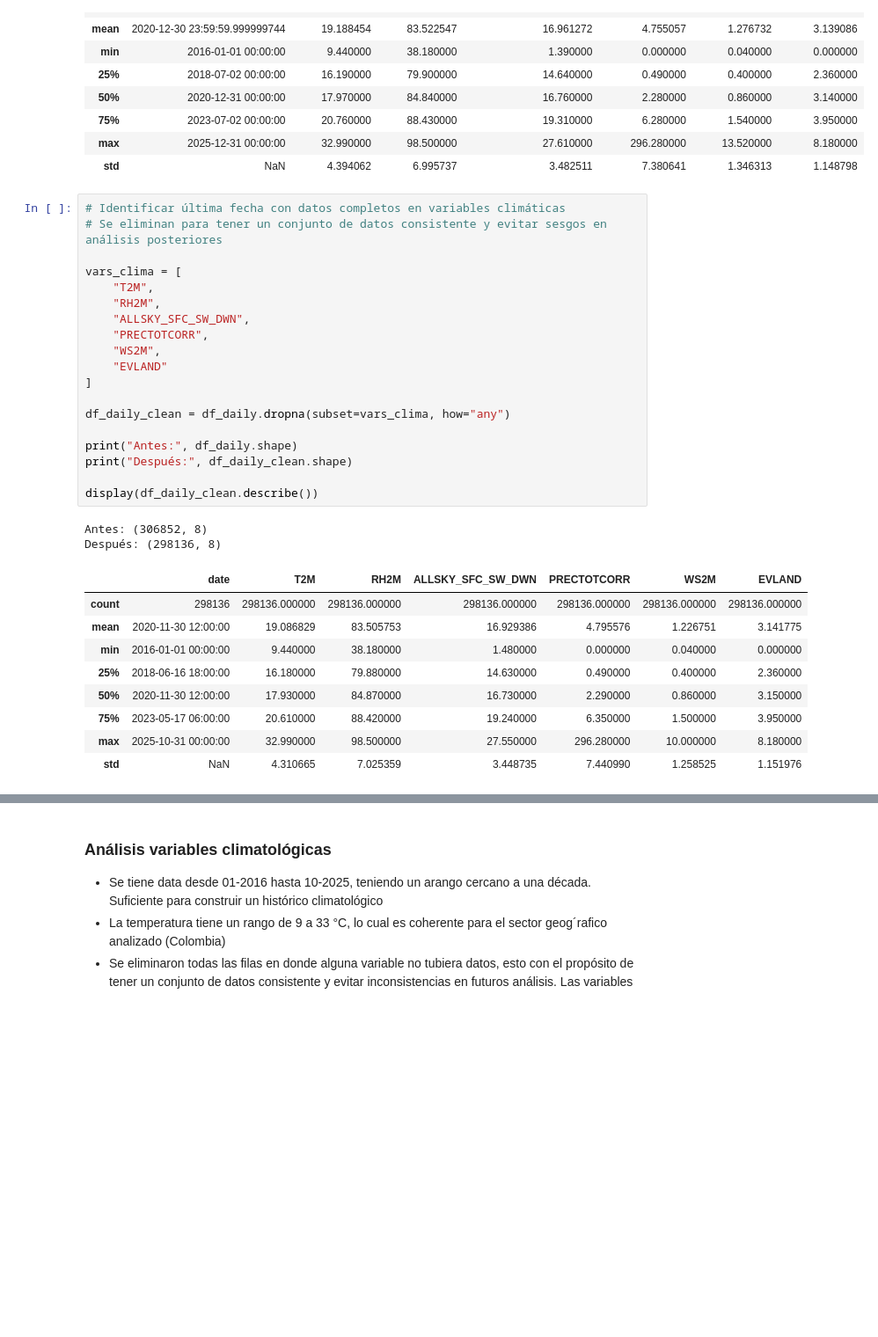
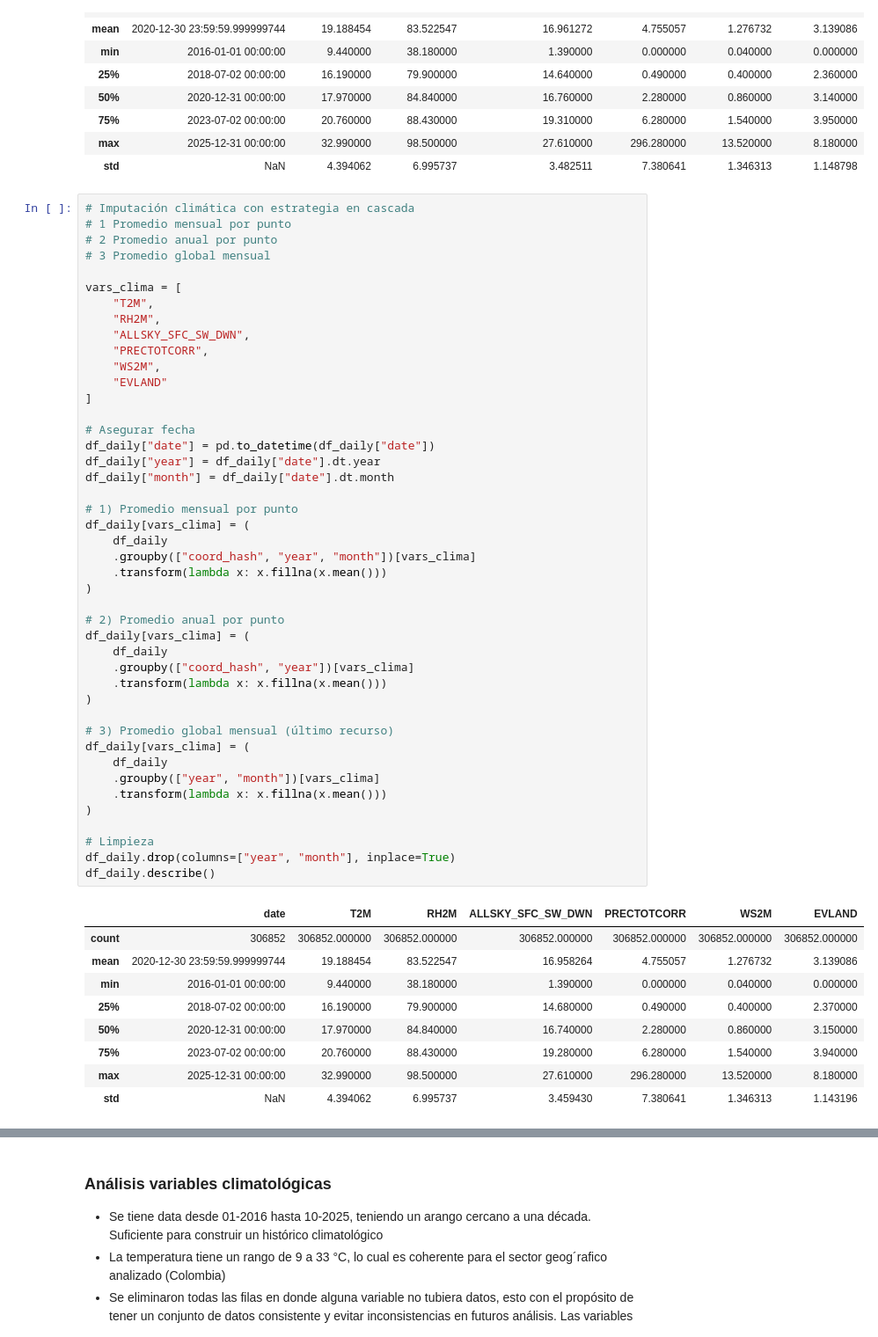
Before and after one commit to Leoman-mor/insqui_analisis_sedes, a Jupyter notebook: notebooks/02_QA_transformation/02_nasa_QA_transform.ipynb, the cells around one changed output, grey strips where cells are left out. Shown at 88% size. Cells and saved outputs as stored; diff of their text form; blank space fills up the shorter version.

```diff
--- a/notebooks/02_QA_transformation/02_nasa_QA_transform.ipynb
+++ b/notebooks/02_QA_transformation/02_nasa_QA_transform.ipynb
@@ -91,36 +91,59 @@ df_daily.describe()
 | max | 2025-12-31 00:00:00 | 32.990000 | 98.500000 | 27.610000 | 296.280000 | 13.520000 | 8.180000 |
 | std | NaN | 4.394062 | 6.995737 | 3.482511 | 7.380641 | 1.346313 | 1.148798 |
 # %%
-# Identificar última fecha con datos completos en variables climáticas
-# Se eliminan para tener un conjunto de datos consistente y evitar sesgos en análisis posteriores
+# Imputación climática con estrategia en cascada
+# 1 Promedio mensual por punto
+# 2 Promedio anual por punto
+# 3 Promedio global mensual
 
 vars_clima = [
     "T2M",
     "RH2M",
     "ALLSKY_SFC_SW_DWN",
     "PRECTOTCORR",
     "WS2M",
     "EVLAND"
 ]
 
-df_daily_clean = df_daily.dropna(subset=vars_clima, how="any")
+# Asegurar fecha
+df_daily["date"] = pd.to_datetime(df_daily["date"])
+df_daily["year"] = df_daily["date"].dt.year
+df_daily["month"] = df_daily["date"].dt.month
 
-print("Antes:", df_daily.shape)
-print("Después:", df_daily_clean.shape)
+# 1) Promedio mensual por punto
+df_daily[vars_clima] = (
+    df_daily
+    .groupby(["coord_hash", "year", "month"])[vars_clima]
+    .transform(lambda x: x.fillna(x.mean()))
+)
 
-display(df_daily_clean.describe())
+# 2) Promedio anual por punto
+df_daily[vars_clima] = (
+    df_daily
+    .groupby(["coord_hash", "year"])[vars_clima]
+    .transform(lambda x: x.fillna(x.mean()))
+)
+
+# 3) Promedio global mensual (último recurso)
+df_daily[vars_clima] = (
+    df_daily
+    .groupby(["year", "month"])[vars_clima]
+    .transform(lambda x: x.fillna(x.mean()))
+)
+
+# Limpieza
+df_daily.drop(columns=["year", "month"], inplace=True)
+df_daily.describe()
 # %% [output]
-Antes: (306852, 8)
-Después: (298136, 8)
 |  | date | T2M | RH2M | ALLSKY_SFC_SW_DWN | PRECTOTCORR | WS2M | EVLAND |
-| count | 298136 | 298136.000000 | 298136.000000 | 298136.000000 | 298136.000000 | 298136.000000 | 298136.000000 |
-| mean | 2020-11-30 12:00:00 | 19.086829 | 83.505753 | 16.929386 | 4.795576 | 1.226751 | 3.141775 |
-| min | 2016-01-01 00:00:00 | 9.440000 | 38.180000 | 1.480000 | 0.000000 | 0.040000 | 0.000000 |
-| 25% | 2018-06-16 18:00:00 | 16.180000 | 79.880000 | 14.630000 | 0.490000 | 0.400000 | 2.360000 |
-| 50% | 2020-11-30 12:00:00 | 17.930000 | 84.870000 | 16.730000 | 2.290000 | 0.860000 | 3.150000 |
-| 75% | 2023-05-17 06:00:00 | 20.610000 | 88.420000 | 19.240000 | 6.350000 | 1.500000 | 3.950000 |
-| max | 2025-10-31 00:00:00 | 32.990000 | 98.500000 | 27.550000 | 296.280000 | 10.000000 | 8.180000 |
-| std | NaN | 4.310665 | 7.025359 | 3.448735 | 7.440990 | 1.258525 | 1.151976 |
+| count | 306852 | 306852.000000 | 306852.000000 | 306852.000000 | 306852.000000 | 306852.000000 | 306852.000000 |
+| mean | 2020-12-30 23:59:59.999999744 | 19.188454 | 83.522547 | 16.958264 | 4.755057 | 1.276732 | 3.139086 |
+| min | 2016-01-01 00:00:00 | 9.440000 | 38.180000 | 1.390000 | 0.000000 | 0.040000 | 0.000000 |
+| 25% | 2018-07-02 00:00:00 | 16.190000 | 79.900000 | 14.680000 | 0.490000 | 0.400000 | 2.370000 |
+| 50% | 2020-12-31 00:00:00 | 17.970000 | 84.840000 | 16.740000 | 2.280000 | 0.860000 | 3.150000 |
+| 75% | 2023-07-02 00:00:00 | 20.760000 | 88.430000 | 19.280000 | 6.280000 | 1.540000 | 3.940000 |
+| max | 2025-12-31 00:00:00 | 32.990000 | 98.500000 | 27.610000 | 296.280000 | 13.520000 | 8.180000 |
+| std | NaN | 4.394062 | 6.995737 | 3.459430 | 7.380641 | 1.346313 | 1.143196 |
 # %%
 # Análisis de días disponibles por coordenada en el rango de 10 años
 # Debería ser cercano a 3650 (10 años * 365 días)
```
Also changed, not shown: parts of 7 cells of this notebook, 4 other files.
